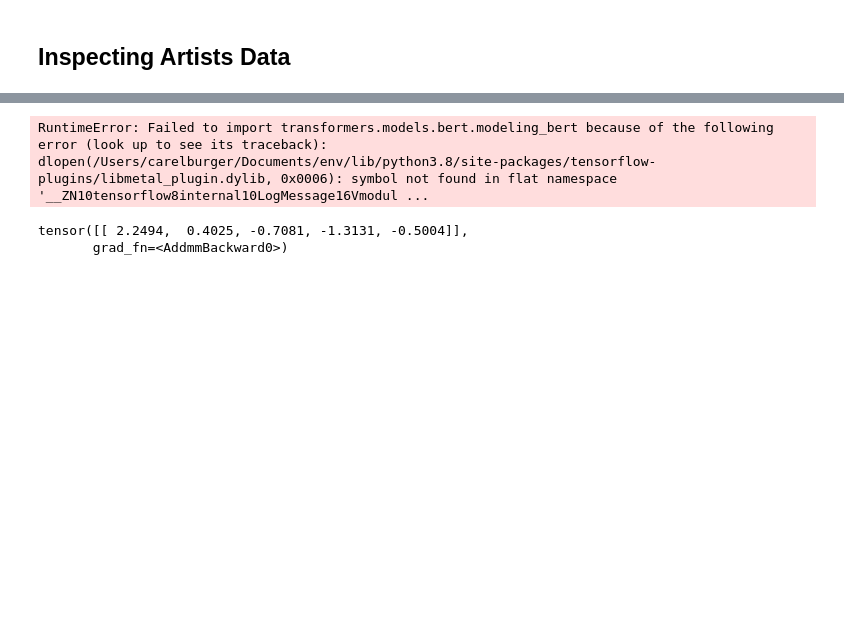
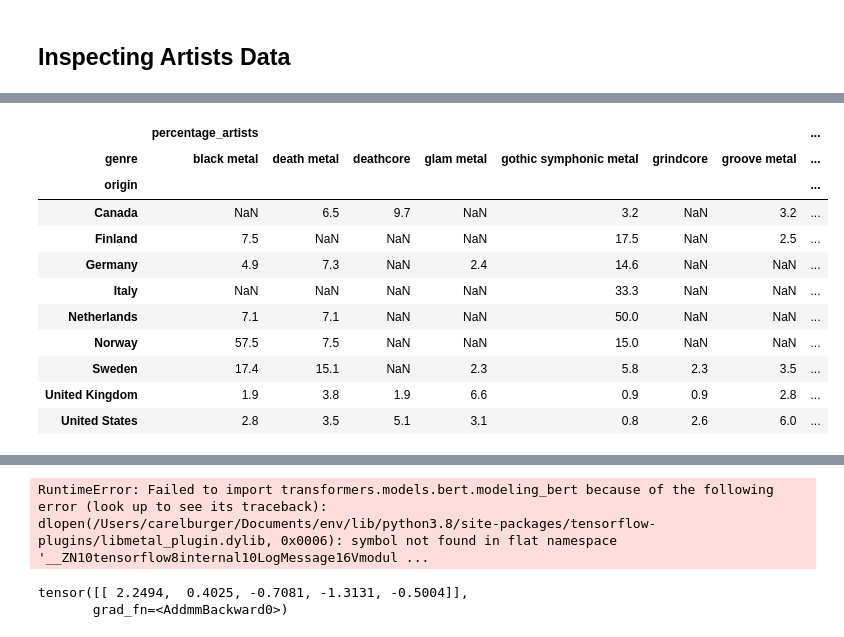
Before and after one commit to cjcdwburger/UOL_DSM020_CW2, a Jupyter notebook: CW2.ipynb, the cells around one changed output, grey strips where cells are left out. Cells and saved outputs as stored; diff of their text form; code cells hidden in the pictures; blank space fills up the shorter version.

```diff
--- a/CW2.ipynb
+++ b/CW2.ipynb
@@ -2335,0 +2307,20 @@ plt.show()
+# %%
+
+genre_country_df = grouped_frac_df[['genre', 'origin', 'percentage_artists']].pivot(index ='origin', columns ='genre')
+genre_country_df = genre_country_df*100
+genre_country_df['total'] = genre_country_df.sum(axis=1)
+genre_country_df = genre_country_df.round(1)
+genre_country_df.head(20)
+# %% [output]
+|  | percentage_artists |  |  |  |  |  |  | ... |
+| genre | black metal | death metal | deathcore | glam metal | gothic symphonic metal | grindcore | groove metal | ... |
+| origin |  |  |  |  |  |  |  | ... |
+| Canada | NaN | 6.5 | 9.7 | NaN | 3.2 | NaN | 3.2 | ... |
+| Finland | 7.5 | NaN | NaN | NaN | 17.5 | NaN | 2.5 | ... |
+| Germany | 4.9 | 7.3 | NaN | 2.4 | 14.6 | NaN | NaN | ... |
+| Italy | NaN | NaN | NaN | NaN | 33.3 | NaN | NaN | ... |
+| Netherlands | 7.1 | 7.1 | NaN | NaN | 50.0 | NaN | NaN | ... |
+| Norway | 57.5 | 7.5 | NaN | NaN | 15.0 | NaN | NaN | ... |
+| Sweden | 17.4 | 15.1 | NaN | 2.3 | 5.8 | 2.3 | 3.5 | ... |
+| United Kingdom | 1.9 | 3.8 | 1.9 | 6.6 | 0.9 | 0.9 | 2.8 | ... |
+| United States | 2.8 | 3.5 | 5.1 | 3.1 | 0.8 | 2.6 | 6.0 | ... |
```
Also changed, not shown: parts of 15 cells of this notebook.
